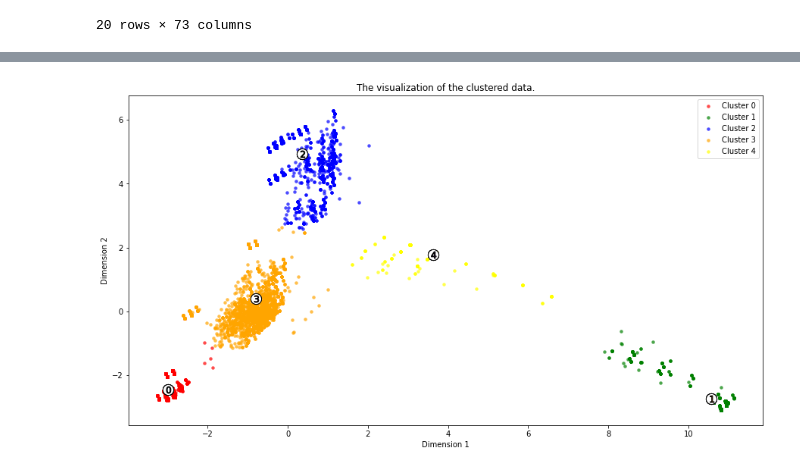
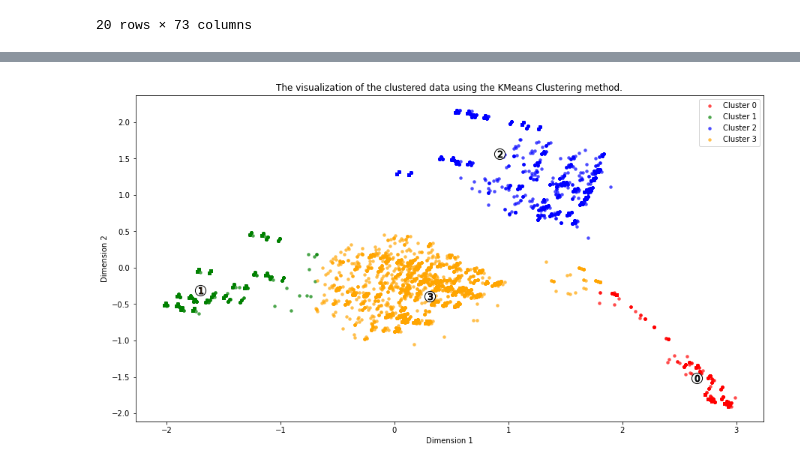
Before and after one commit to LucioBolatti/RecSys22-UB, a Jupyter notebook: clustering_features.ipynb, the cells around one changed output, grey strips where cells are left out. Cells and saved outputs as stored; diff of their text form; code cells hidden in the pictures.

```diff
--- a/clustering_features.ipynb
+++ b/clustering_features.ipynb
@@ -240,17 +216,55 @@ For n_clusters = 5 The average silhouette_score is : 0.3540651329078961
+# %%
+def visualize_clusters(to_plot,n_clusters,method,centers = []):
+
+    plt.figure(figsize=(15,8))
+    ax=plt.subplot()
+
+    colors=['red','green','blue','orange','yellow','purple']
+
+    for n_clusters in range(n_clusters):
+
+        #colors = cm.nipy_spectral((to_plot['Cluster_pred']== n_clusters).astype(float) / n_clusters)
+        #colors=['red','green','blue','orange','yellow','purple']
+
+        ax.scatter(to_plot[to_plot['Cluster_pred']==n_clusters].iloc[:, 1],to_plot[to_plot['Cluster_pred']==n_clusters].iloc[:, 2],
+                   marker='.', s=80, lw=0, alpha=0.7,
+                    c=colors[n_clusters], edgecolor='black', label='Cluster %d'%n_clusters)
+
+
+            # Draw white circles at cluster centers
+    for i, c in enumerate(centers):
+
+        ax.scatter(c[0], c[1], marker='o',
+                    c="white", alpha=1, s=200, edgecolor='k')
+        ax.scatter(c[0], c[1], marker='$%d$' % i, alpha=1,
+                        s=80, edgecolor='k')
+
+    ax.set_title("The visualization of the clustered data using the " + method + " method.")
+    ax.set_xlabel("Dimension 1")
+    ax.set_ylabel("Dimension 2")
+
+    plt.legend()
+    plt.show()
 # %%
+#KMEANS
+
 #visualizing the 5 clusters in 2 dimensions with 2 principal componenets
 #reducing data to 2 prinicipal components
 pca_2comp=PCA(n_components=2)
 df_reduced_2comp=pca_2comp.fit_transform(features_scaled)
 
 # running Kmeans for 5 clusters on 2 PC's
-kmeans_pca_2comp=KMeans(n_clusters=5)
+kmeans_pca_2comp=KMeans(n_clusters=4)
 reduced_cluster_labels_2comp=kmeans_pca_2comp.fit_predict(df_reduced_2comp)
 centers_2comp=kmeans_pca_2comp.cluster_centers_
 
 #creating dataframes for cluster labels and 2 PC's
 predictions=pd.DataFrame(reduced_cluster_labels_2comp,columns=['Cluster_pred'])
 reduced_df_2comp=pd.DataFrame(np.round(df_reduced_2comp,4),columns=['Dimension 1','Dimension 2'])
 
 # concatanete the above two dfs
 to_plot=pd.concat([predictions,reduced_df_2comp], axis=1)
+
+visualize_clusters(to_plot,4,"KMeans Clustering",centers_2comp)
+# %% [output]
+[figure, added]
@@ -290,4 +270,0 @@ def visualize_clusters(to_plot,centers,n_clusters):
-# %%
-visualize_clusters(to_plot,centers_2comp,5)
-# %% [output]
-[figure, removed]
```
Also changed, not shown: parts of 21 cells of this notebook, 2 other files.
